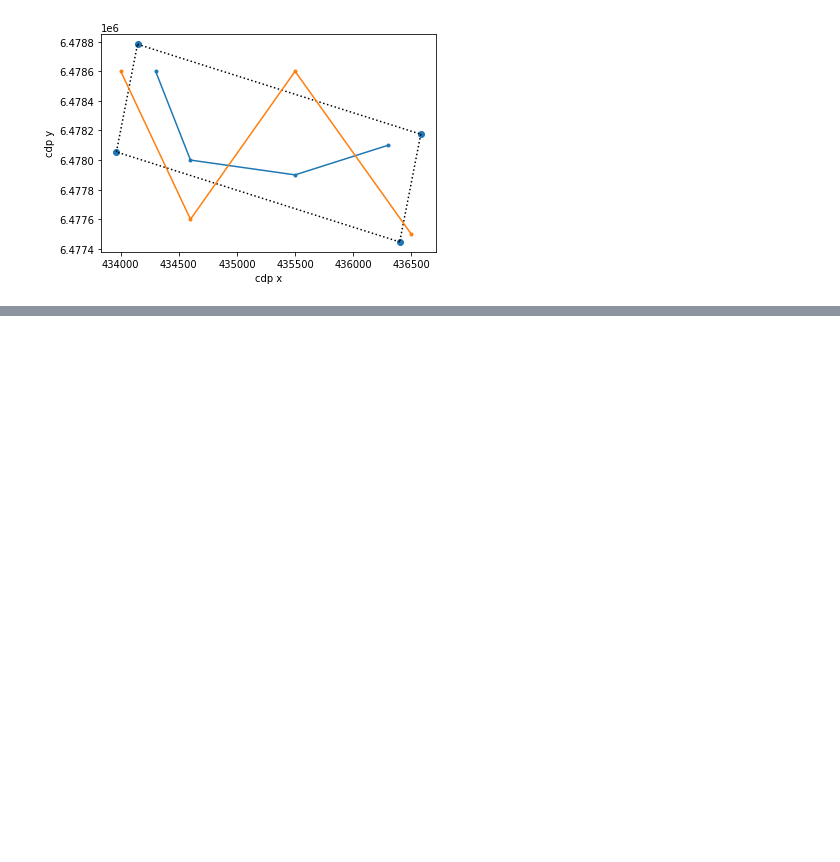
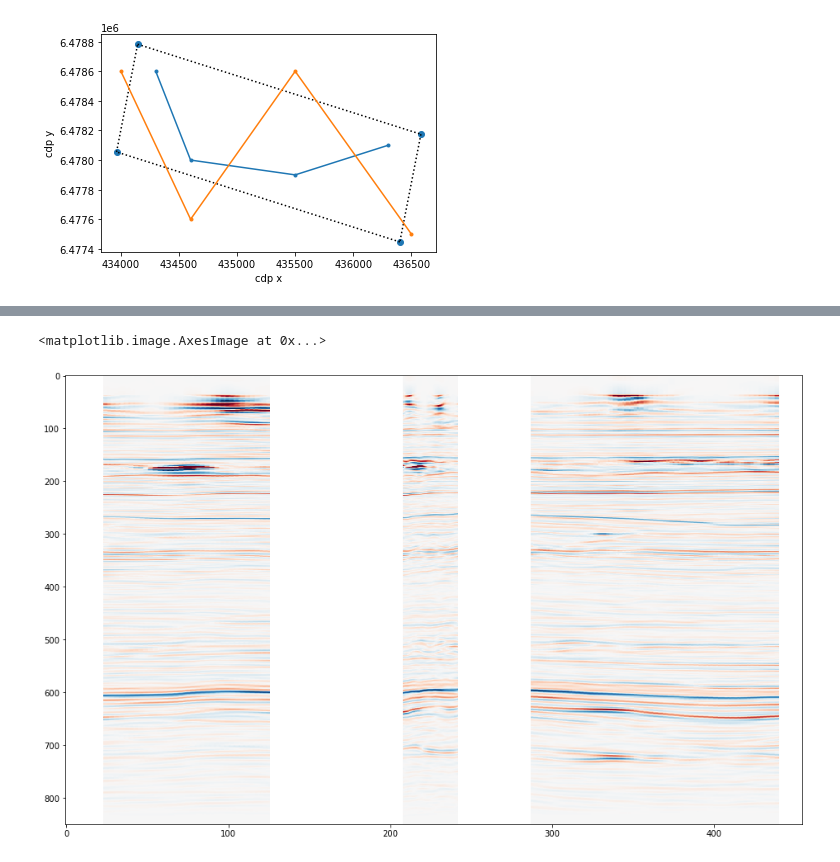
Before and after one commit to trhallam/segysak, a Jupyter notebook: examples/notebooks/example_extract_arbitrary_line.ipynb, the cells around one changed output, grey strips where cells are left out. Cells and saved outputs as stored; diff of their text form; code cells hidden in the pictures; blank space fills up the shorter version.

```diff
--- a/examples/notebooks/example_extract_arbitrary_line.ipynb
+++ b/examples/notebooks/example_extract_arbitrary_line.ipynb
@@ -121,0 +147,6 @@ print(spacing)
+# %%
+plt.figure(figsize=(16,10))
+plt.imshow(line_B.to_array().squeeze().T, aspect="auto", cmap="RdBu", vmin=-10, vmax=10)
+# %% [output]
+<matplotlib.image.AxesImage at 0x...>
+[figure, added]
```
Also changed, not shown: parts of 12 cells of this notebook, 5 other files.
